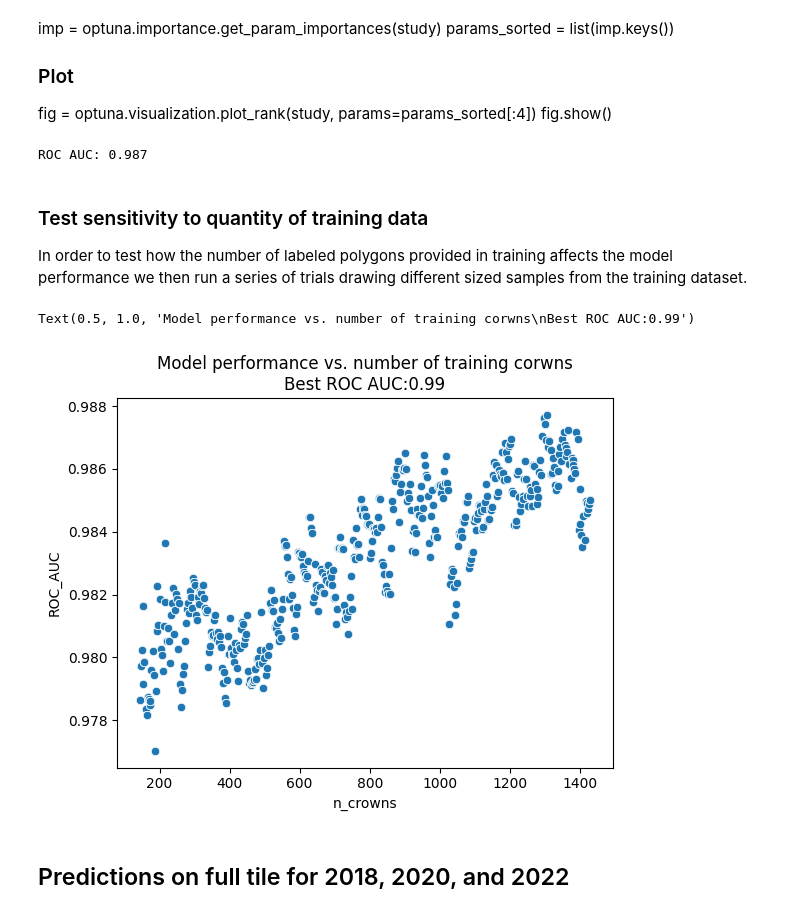
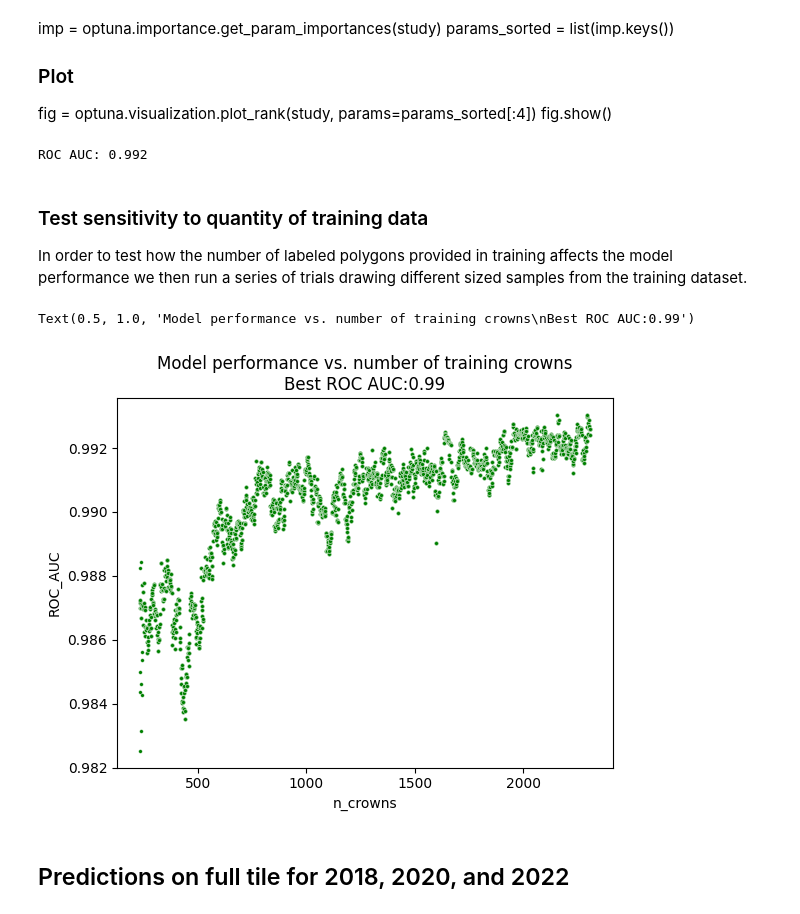
Before and after one commit to kulpojke/tree-mortality, a Jupyter notebook: src/mortality_classification.ipynb, the cells around one changed output. Drawn from its saved outputs; the diff is of its cells as text; code cells hidden in the pictures.

```diff
--- a/src/mortality_classification.ipynb
+++ b/src/mortality_classification.ipynb
@@ -270,12 +271,12 @@ def make_unique_ID(crowns, utm_zone):
     are rounded to the nearest meter.
     '''
     crowns['UniqueID'] = crowns.geometry.centroid.apply(
-        lambda p: f'{zone}_{p.x:.0f}_{p.y:.0f}')
+        lambda p: f'{utm_zone}_{p.x:.0f}_{p.y:.0f}')
 
     return crowns
 # %%
-# TODO: change the labeling scheme away from year to just 'label' so it can be universal if labels come from other yearse
-label_col = '2022'
+
+label_col = 'label'
 data = []
 for gpkg, tif in config.items():
     # open crowns and keep only those that are classified
@@ -502,7 +489,7 @@ y_test = test.y
 roc = roc_auc_score(y_test, final_model.predict_proba(X_test)[:,1])
 print(f'ROC AUC: {roc:.3f}')
 # %% [output]
-ROC AUC: 0.987
+ROC AUC: 0.992
 # %%
 pred_prob = final_model.predict_proba(X_test)
 alive_prob = pred_prob[:,1]
@@ -564,12 +551,12 @@ def n_train_sensitivity_test(train, test, use_cols, step=0.01, replicates=10):
 
     return score_df
 # %%
-score_df = n_train_sensitivity_test(train, test, use_cols, step=0.002, replicates=10)
-sns.scatterplot(data=score_df, x='n_crowns', y='ROC_AUC');
+score_df = n_train_sensitivity_test(train, test, use_cols, step=0.0005, replicates=3)
+sns.scatterplot(data=score_df, x='n_crowns', y='ROC_AUC', s=7, color='g');
 plt.title(f'Model performance vs. number of training crowns\nBest ROC AUC:{score_df.ROC_AUC.max():.2f}')
 # %% [output]
-Text(0.5, 1.0, 'Model performance vs. number of training corwns\nBest ROC AUC:0.99')
+Text(0.5, 1.0, 'Model performance vs. number of training crowns\nBest ROC AUC:0.99')
-[figure, old version]
+[figure, new version]
 # %% [markdown]
 ## Predictions on full tile for 2018, 2020, and 2022
 # %%
```
Also changed, not shown: parts of 7 cells of this notebook, 2 other files.
